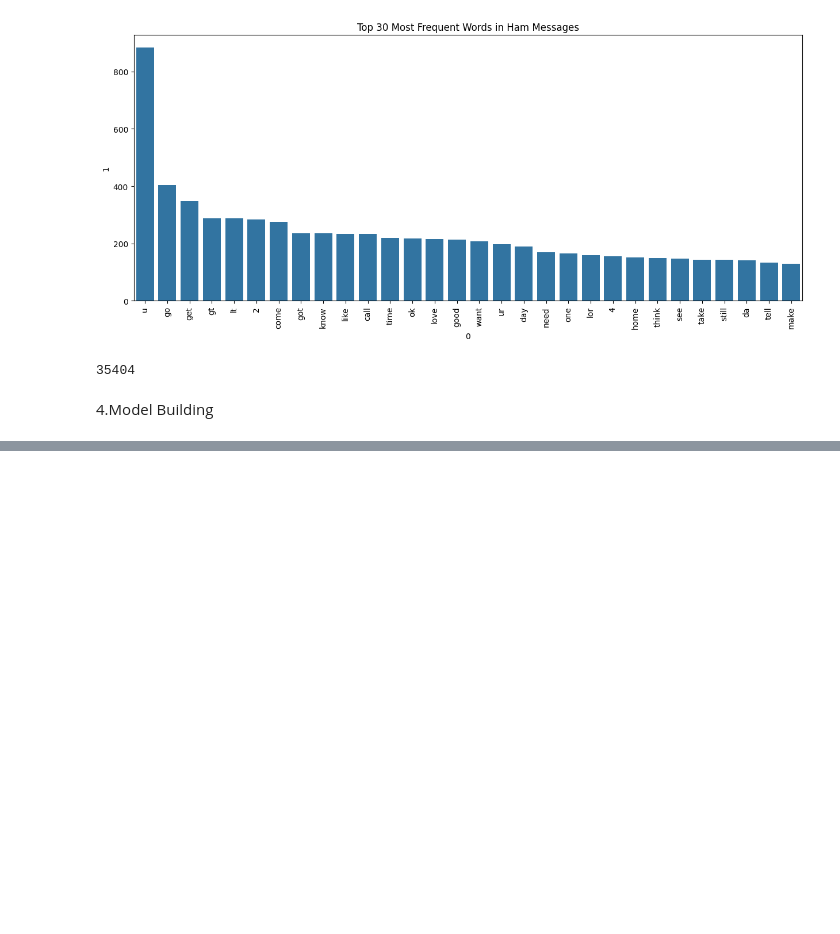
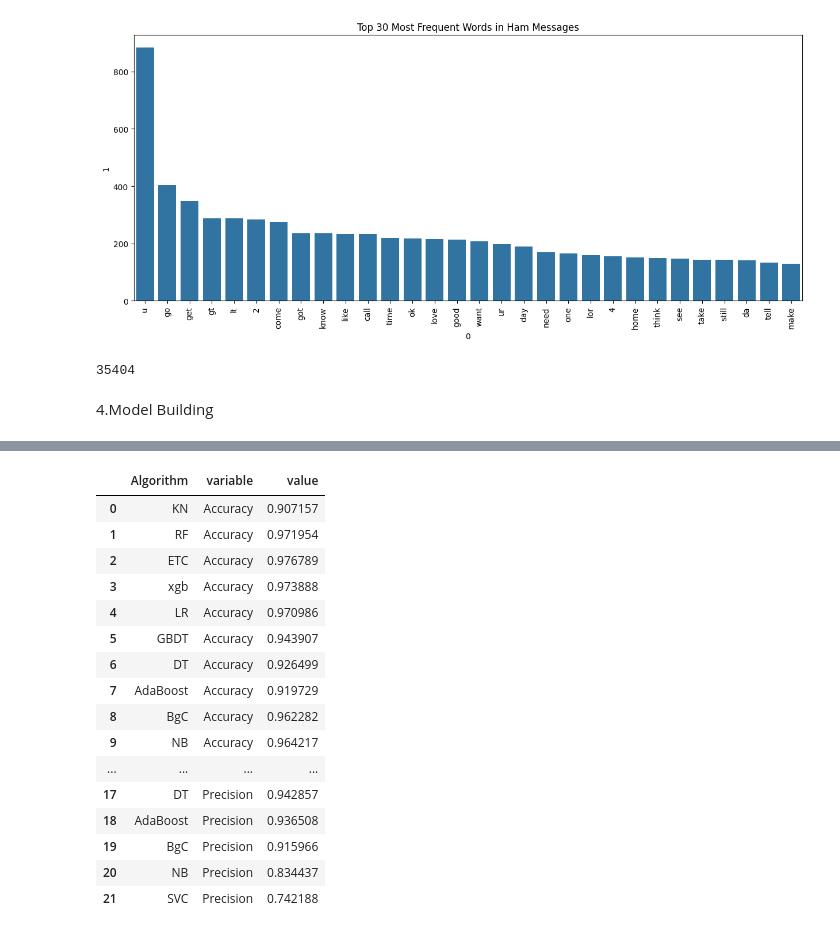
Before and after one commit to Kazi-Sadman/sms_spam_classifier, a Jupyter notebook: sms_spam_ditection.ipynb, the cells around one changed output, grey strips where cells are left out. Saved outputs shown, nothing was run; the diff lists cells and outputs as text; code cells hidden in the pictures; blank space fills up the shorter version.

```diff
--- a/sms_spam_ditection.ipynb
+++ b/sms_spam_ditection.ipynb
@@ -577,0 +771,20 @@ len(ham_corpus)
+# %%
+performance_df1
+# %% [output]
+|  | Algorithm | variable | value |
+| 0 | KN | Accuracy | 0.907157 |
+| 1 | RF | Accuracy | 0.971954 |
+| 2 | ETC | Accuracy | 0.976789 |
+| 3 | xgb | Accuracy | 0.973888 |
+| 4 | LR | Accuracy | 0.970986 |
+| 5 | GBDT | Accuracy | 0.943907 |
+| 6 | DT | Accuracy | 0.926499 |
+| 7 | AdaBoost | Accuracy | 0.919729 |
+| 8 | BgC | Accuracy | 0.962282 |
+| 9 | NB | Accuracy | 0.964217 |
+| ... | ... | ... | ... |
+| 17 | DT | Precision | 0.942857 |
+| 18 | AdaBoost | Precision | 0.936508 |
+| 19 | BgC | Precision | 0.915966 |
+| 20 | NB | Precision | 0.834437 |
+| 21 | SVC | Precision | 0.742188 |
```
Also changed, not shown: parts of 39 cells of this notebook, 2 other files.
